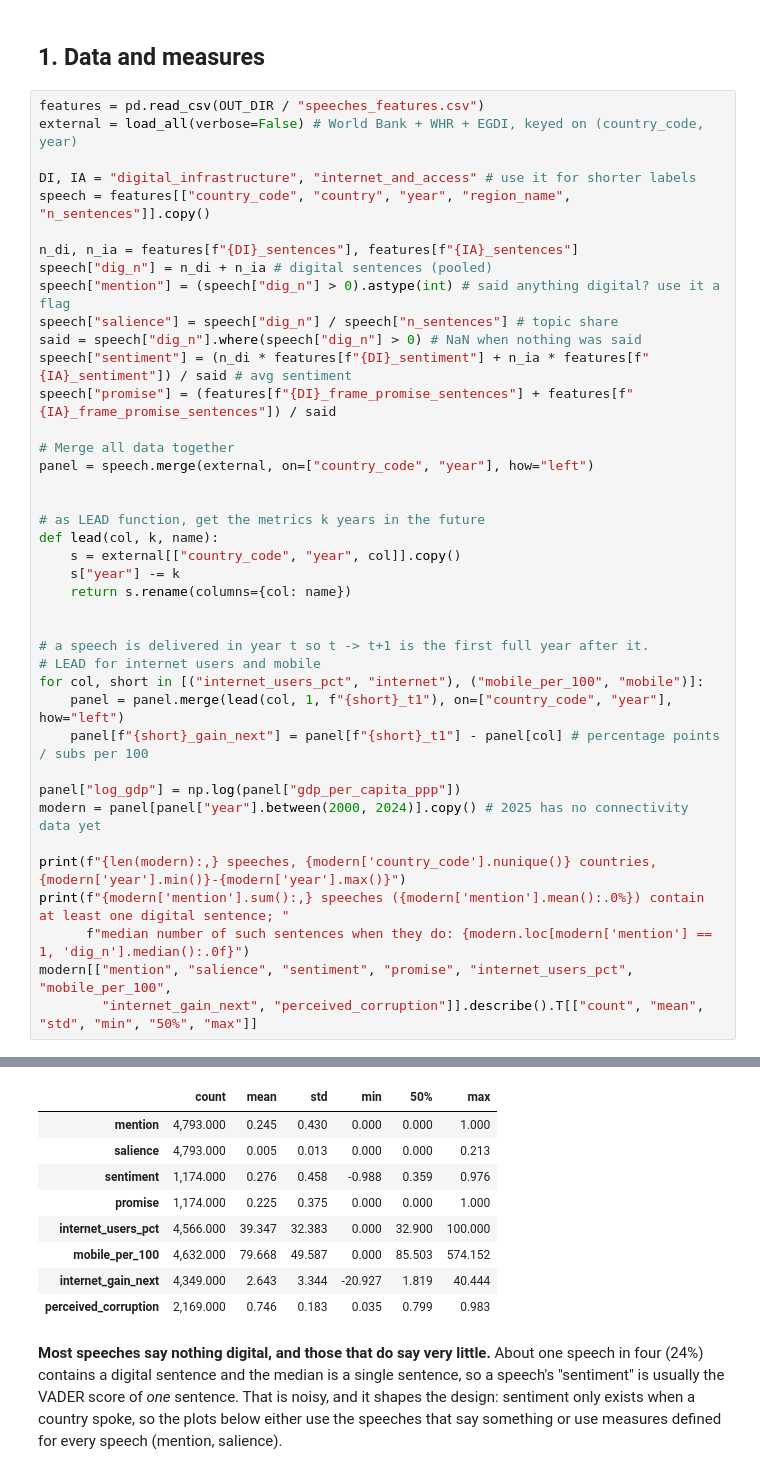
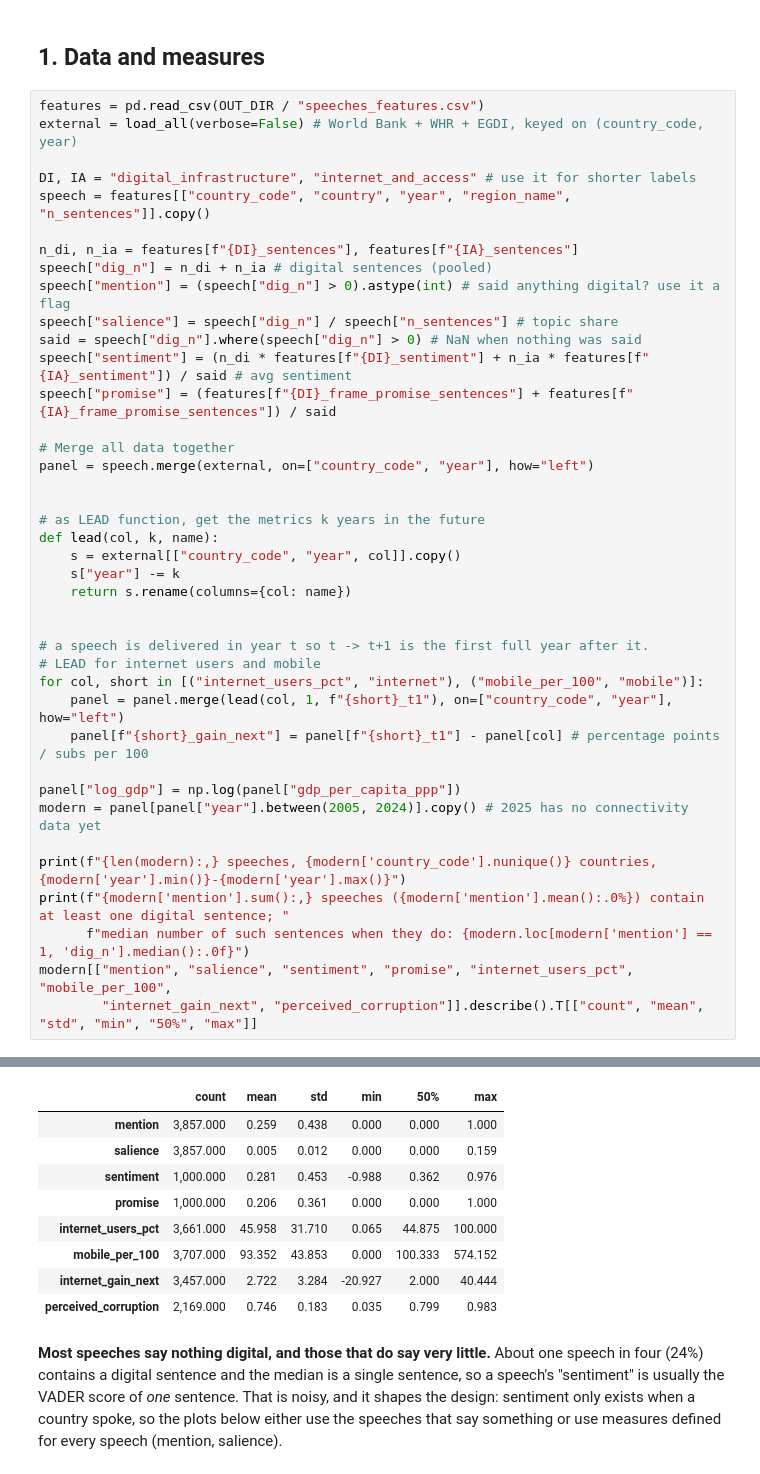
Before and after one commit to bwcd213/UN-General-Debate-Analysis, a Jupyter notebook: notebooks/analysis.ipynb, the cells around one changed output, grey strips where cells are left out. Cells and saved outputs as stored; diff of their text form.

```diff
--- a/notebooks/analysis.ipynb
+++ b/notebooks/analysis.ipynb
@@ -103,7 +103,7 @@ for col, short in [("internet_users_pct", "internet"), ("mobile_per_100", "mobil
     panel[f"{short}_gain_next"] = panel[f"{short}_t1"] - panel[col] # percentage points / subs per 100
 
 panel["log_gdp"] = np.log(panel["gdp_per_capita_ppp"])
-modern = panel[panel["year"].between(2000, 2024)].copy() # 2025 has no connectivity data yet
+modern = panel[panel["year"].between(2005, 2024)].copy() # 2025 has no connectivity data yet
 
 print(f"{len(modern):,} speeches, {modern['country_code'].nunique()} countries, {modern['year'].min()}-{modern['year'].max()}")
 print(f"{modern['mention'].sum():,} speeches ({modern['mention'].mean():.0%}) contain at least one digital sentence; "
@@ -116,11 +116,11 @@ modern[["mention", "salience", "sentiment", "promise", "internet_users_pct", "mo
 |  | count | mean | std | min | 50% | max |
-| mention | 4,793.000 | 0.245 | 0.430 | 0.000 | 0.000 | 1.000 |
-| salience | 4,793.000 | 0.005 | 0.013 | 0.000 | 0.000 | 0.213 |
-| sentiment | 1,174.000 | 0.276 | 0.458 | -0.988 | 0.359 | 0.976 |
-| promise | 1,174.000 | 0.225 | 0.375 | 0.000 | 0.000 | 1.000 |
-| internet_users_pct | 4,566.000 | 39.347 | 32.383 | 0.000 | 32.900 | 100.000 |
-| mobile_per_100 | 4,632.000 | 79.668 | 49.587 | 0.000 | 85.503 | 574.152 |
-| internet_gain_next | 4,349.000 | 2.643 | 3.344 | -20.927 | 1.819 | 40.444 |
+| mention | 3,857.000 | 0.259 | 0.438 | 0.000 | 0.000 | 1.000 |
+| salience | 3,857.000 | 0.005 | 0.012 | 0.000 | 0.000 | 0.159 |
+| sentiment | 1,000.000 | 0.281 | 0.453 | -0.988 | 0.362 | 0.976 |
+| promise | 1,000.000 | 0.206 | 0.361 | 0.000 | 0.000 | 1.000 |
+| internet_users_pct | 3,661.000 | 45.958 | 31.710 | 0.065 | 44.875 | 100.000 |
+| mobile_per_100 | 3,707.000 | 93.352 | 43.853 | 0.000 | 100.333 | 574.152 |
+| internet_gain_next | 3,457.000 | 2.722 | 3.284 | -20.927 | 2.000 | 40.444 |
 | perceived_corruption | 2,169.000 | 0.746 | 0.183 | 0.035 | 0.799 | 0.983 |
 # %% [markdown]
 **Most speeches say nothing digital, and those that do say very little.** About one speech in four (24%) contains a digital sentence and the median is a single sentence, so a speech's "sentiment" is usually the VADER score of *one* sentence. That is noisy, and it shapes the design: sentiment only exists when a country spoke, so the plots below either use the speeches that say something or use measures defined for every speech (mention, salience).
```
Also changed, not shown: parts of 11 cells of this notebook.
